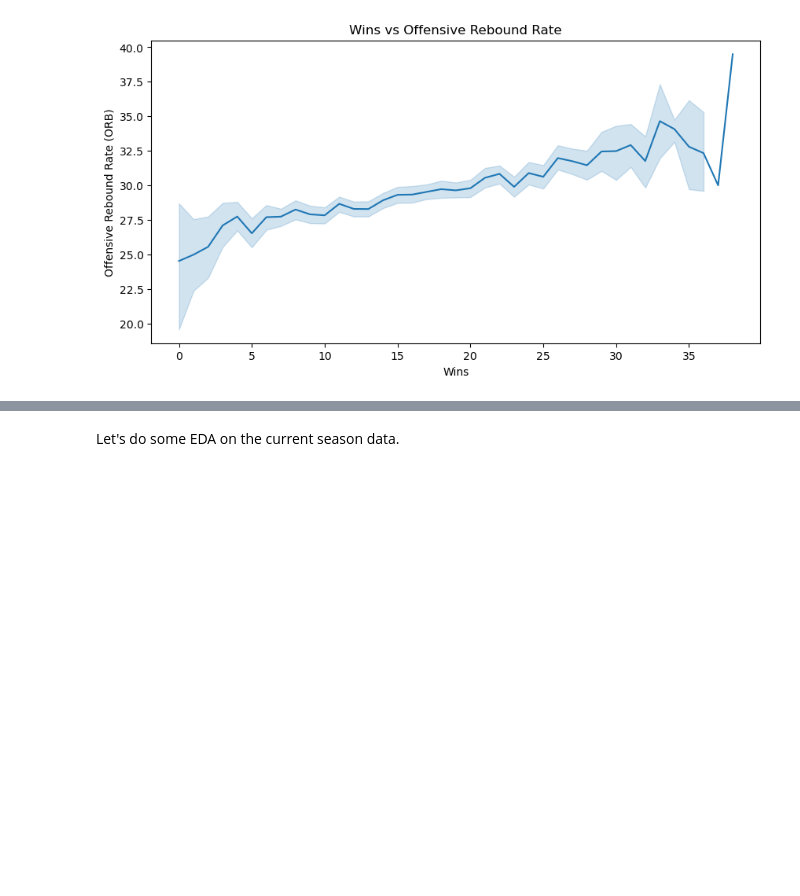
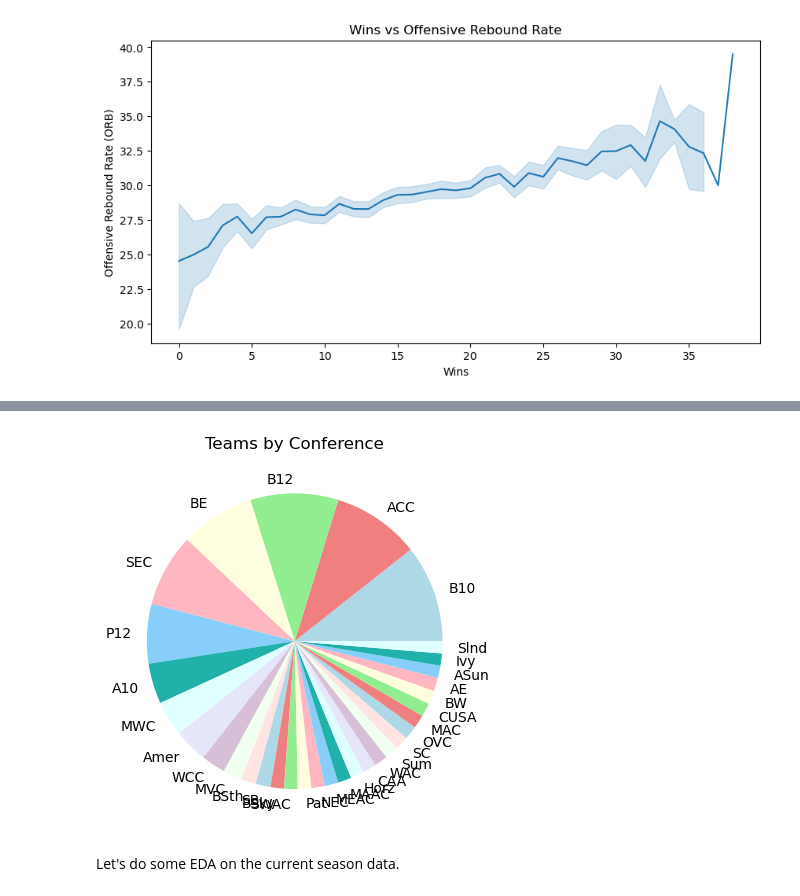
Before and after one commit to kanglee05/March-Madness-Tournament-Analysis-and-Winner-Predictor, a Jupyter notebook: March Madness Winner Predictor.ipynb, the cells around one changed output, grey strips where cells are left out. Drawn from its saved outputs; the diff is of its cells as text; code cells hidden in the pictures; blank space fills up the shorter version.

```diff
--- a/March Madness Winner Predictor.ipynb
+++ b/March Madness Winner Predictor.ipynb
@@ -236,3 +257,10 @@ plt.show()
+# %%
+tournament_conference_counts = tournament_teams['CONF'].value_counts()
+plt.pie(tournament_conference_counts, labels=tournament_conference_counts.index, colors=light_colors)
+plt.title('Teams by Conference')
+plt.show()
+# %% [output]
+[figure, added]
 # %% [markdown]
 Let's do some EDA on the current season data.
 # %%
```
Also changed, not shown: parts of 5 cells of this notebook.
